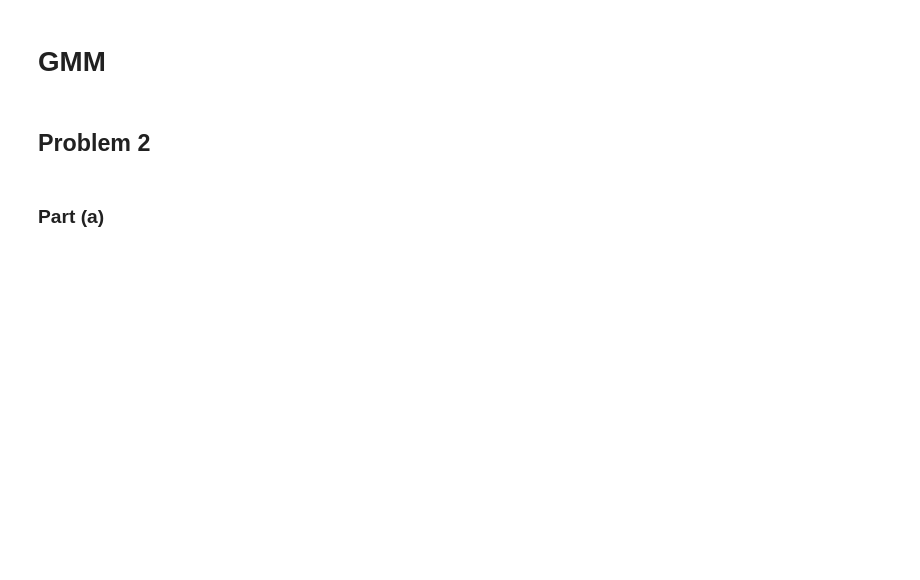
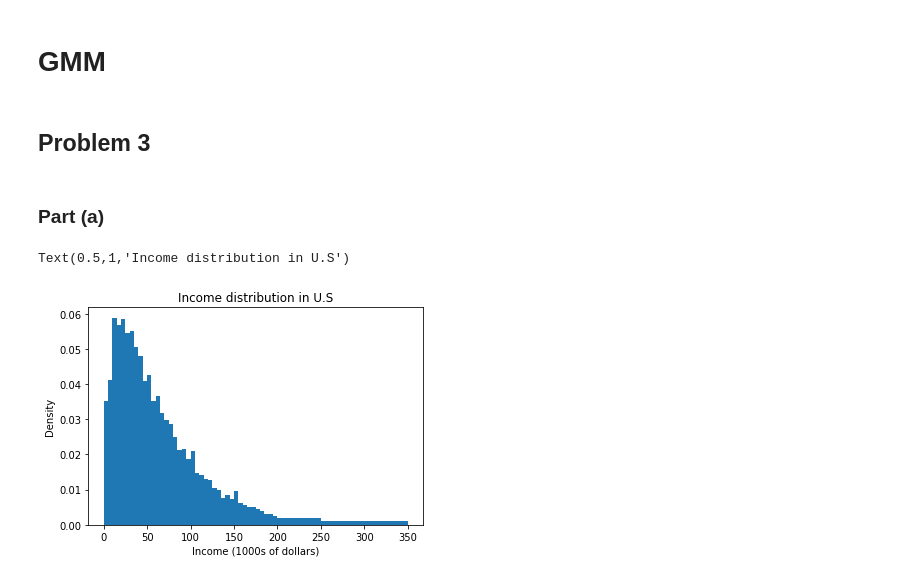
Before and after one commit to mattdbrown17/BootCamp2018, a Jupyter notebook: ProbSets/Econ/ProbSet5/Structural Estimation PSet.ipynb, the cells around one changed output. Drawn from its saved outputs; the diff is of its cells as text; code cells hidden in the pictures; blank space fills up the shorter version.

```diff
--- a/ProbSets/Econ/ProbSet5/Structural Estimation PSet.ipynb
+++ b/ProbSets/Econ/ProbSet5/Structural Estimation PSet.ipynb
@@ -422,6 +419,29 @@ Probaility that interest rate > 1 is: 1.0
 # %% [markdown]
 # GMM
 # %% [markdown]
-## Problem 2
+## Problem 3
 # %% [markdown]
 ### Part (a)
+# %%
+data = pd.read_table("Data/usincmoms.txt", header = None)
+data.columns = ["Percent", "Midpoint"]
+#scale midpoints to be in 1000s
+data.Midpoint = data.Midpoint/1000
+
+#grab weights
+wts = data.Percent.copy()
+
+#Fix weights at tail
+wts[41] = wts[41]/20
+wts[40] = wts[40]/10
+
+#plot
+bins = np.append(np.linspace(0, 200, 41), [250, 350])
+
+plt.hist(data.Midpoint, bins = bins, weights=wts)
+plt.xlabel("Income (1000s of dollars)")
+plt.ylabel("Density")
+plt.title("Income distribution in U.S")
+# %% [output]
+Text(0.5,1,'Income distribution in U.S')
+[figure, added]
```
Also changed, not shown: parts of 6 cells of this notebook, 1 other file.
